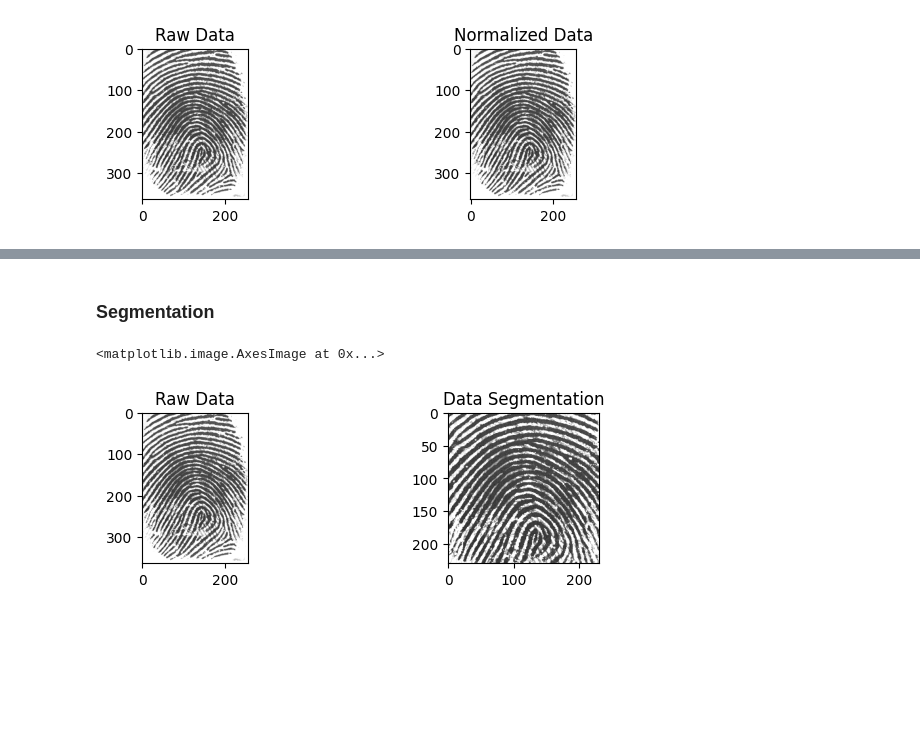
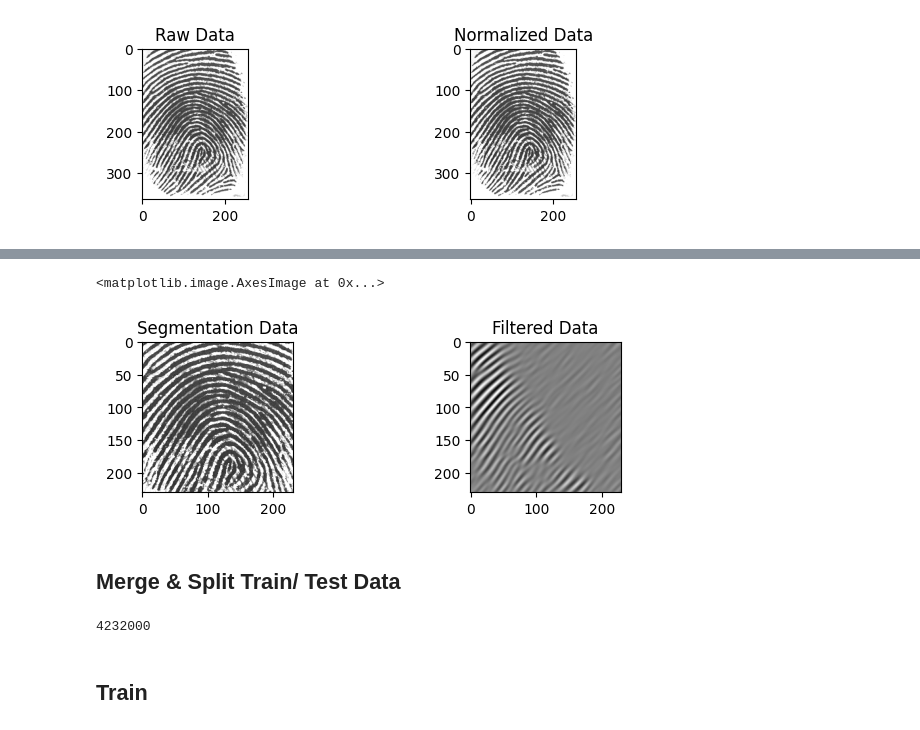
Before and after one commit to theanhbr01/Fingerprint-Recognition, a Jupyter notebook: src/main.ipynb, the cells around one changed output, grey strips where cells are left out. Drawn from its saved outputs; the diff is of its cells as text; code cells hidden in the pictures; blank space fills up the shorter version.

```diff
--- a/src/main.ipynb
+++ b/src/main.ipynb
@@ -68,17 +101,32 @@ plt.imshow(normalized_fvc2000[0], cmap='gray')
+# %%
+frequency_value = 0.1  # Adjust frequency value as needed
+orientation_theta = np.pi / 4  # Adjust orientation angle (in radians) as needed
+
+filtered_fvc2000 = np.array([gabor_filter(image, frequency_value, orientation_theta) for image in segmented_fvc2000], dtype=float)
+# filtered_fvc2002 = [gabor_filter(image, frequency_value, orientation_theta) for image in segmented_fvc2002]
+# filtered_fvc2004 = [gabor_filter(image, frequency_value, orientation_theta) for image in segmented_fvc2004]
+
+plt.figure(figsize=(12, 9))
+
+plt.subplot(4, 3, 1)
+plt.title("Segmentation Data")
+plt.imshow(segmented_fvc2000[0], cmap='gray')
+
+plt.subplot(4, 3, 2)
+plt.title("Filtered Data")
+plt.imshow(filtered_fvc2000[0], cmap='gray')
+# %% [output]
+<matplotlib.image.AxesImage at 0x...>
+[figure, added]
+# %% [markdown]
+## Merge & Split Train/ Test Data
+# %%
+data = np.concatenate([filtered_fvc2000], axis=0)
+labels = np.concatenate([fvc2000.labels], axis=0)
+train_data, test_data, train_labels, test_labels = train_test_split(data, labels, test_size=0.1)
+
+print(data.size)
+# %% [output]
+4232000
 # %% [markdown]
-### Segmentation
+## Train
-# %%
-segmented_fvc2000 = [Image_segmentation(image, 192, 192) for image in fvc2000.images]
-
-plt.figure(figsize=(12, 9))
-
-plt.subplot(4, 3, 1)
-plt.title("Raw Data")
-plt.imshow(fvc2000.images[0], cmap='gray')
-
-plt.subplot(4, 3, 2)
-plt.title("Data Segmentation")
-plt.imshow(segmented_fvc2000[0], cmap='gray')
-# %% [output]
-<matplotlib.image.AxesImage at 0x...>
-[figure, removed]
```
Also changed, not shown: parts of 8 cells of this notebook, 2 other files.
